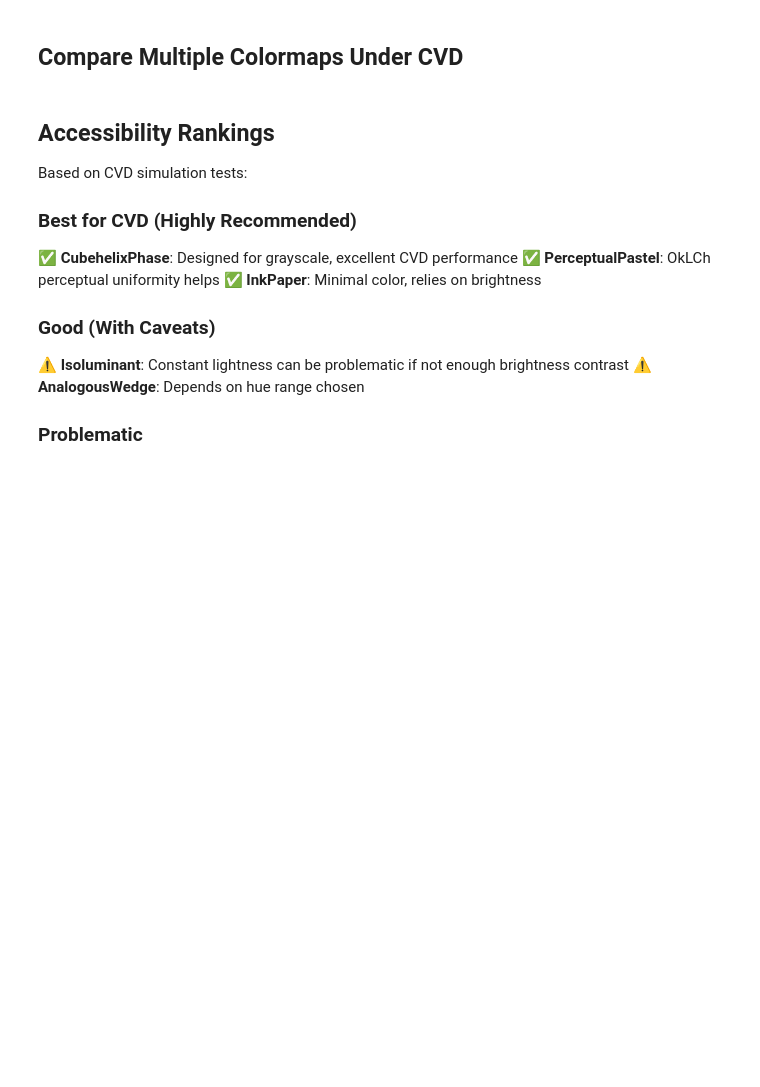
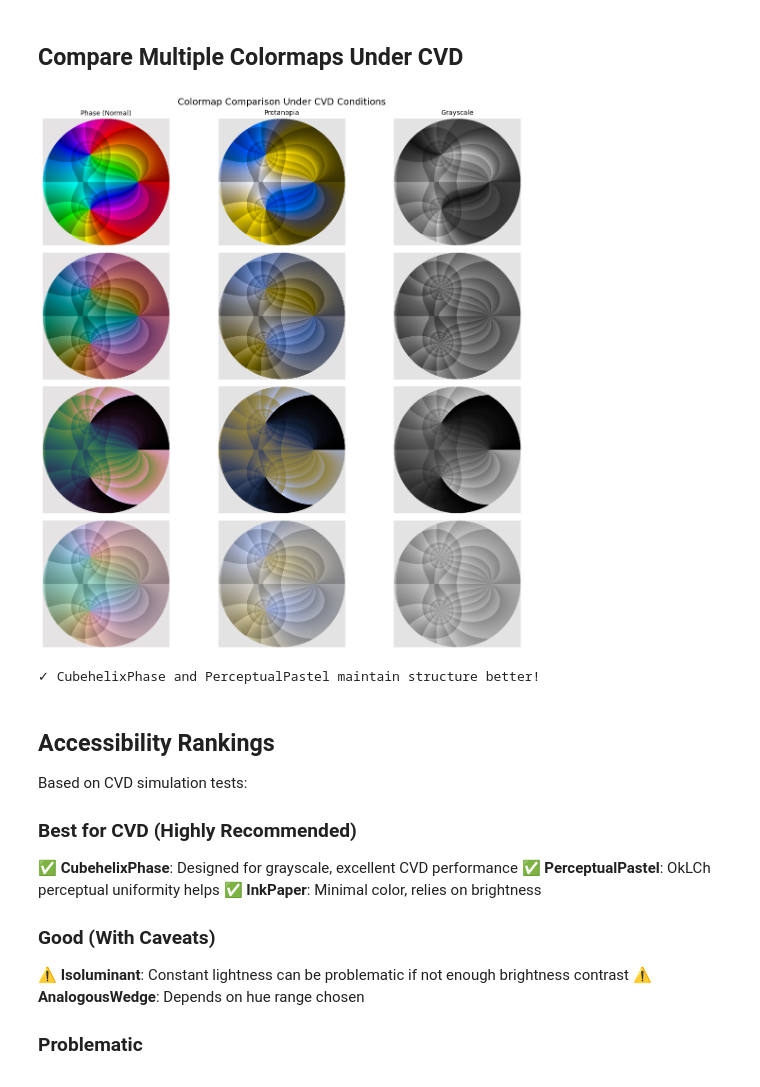
Before and after one commit to kuvychko/complexplorer, a Jupyter notebook: examples/notebooks/05_accessibility_cvd.ipynb, the cells around one changed output. Saved outputs shown, nothing was run; the diff lists cells and outputs as text; code cells hidden in the pictures; blank space fills up the shorter version.

```diff
--- a/examples/notebooks/05_accessibility_cvd.ipynb
+++ b/examples/notebooks/05_accessibility_cvd.ipynb
@@ -153,7 +160,7 @@ if HAS_COLORSPACIOUS:
         ('Phase', cp.Phase(phase_sectors=6, auto_scale_r=True)),
         ('PerceptualPastel', cp.PerceptualPastel(phase_sectors=6, auto_scale_r=True)),
         ('CubehelixPhase', cp.CubehelixPhase(phase_sectors=6, auto_scale_r=True)),
-        ('InkPaper', cp.InkPaper(phase_strength=0.08)),
+        ('InkPaper', cp.InkPaper(phase_sectors=6, auto_scale_r=True)),
     ]
 
     fig, axes = plt.subplots(len(test_colormaps), 3, figsize=(12, 12))
@@ -161,33 +168,36 @@ if HAS_COLORSPACIOUS:
     for row, (name, cmap) in enumerate(test_colormaps):
         # Generate RGB
         rgb = cmap.rgb(fz, outmask=mask)
 
         # Normal
         axes[row,0].imshow(rgb, origin='lower')
         axes[row,0].set_title(f"{name} (Normal)" if row==0 else "", fontsize=10)
         axes[row,0].set_ylabel(name, fontsize=11)
         axes[row,0].axis('off')
 
         # Protanopia
         rgb_cvd = simulate_cvd(rgb, 'protanomaly', 100)
         axes[row,1].imshow(rgb_cvd, origin='lower')
         axes[row,1].set_title("Protanopia" if row==0 else "", fontsize=10)
         axes[row,1].axis('off')
 
         # Grayscale
         rgb_gray = np.dot(rgb[...,:3], [0.299, 0.587, 0.114])
         rgb_gray = np.stack([rgb_gray]*3, axis=-1)
         axes[row,2].imshow(rgb_gray, origin='lower')
         axes[row,2].set_title("Grayscale" if row==0 else "", fontsize=10)
         axes[row,2].axis('off')
 
     fig.suptitle("Colormap Comparison Under CVD Conditions", fontsize=14)
     plt.tight_layout()
     plt.show()
 
     print("\n✓ CubehelixPhase and PerceptualPastel maintain structure better!")
 else:
     print("Install colorspacious to see comparison")
+# %% [output]
+[figure, added]
+✓ CubehelixPhase and PerceptualPastel maintain structure better!
 # %% [markdown]
 ## Accessibility Rankings
 
```
Also changed, not shown: parts of 3 cells of this notebook, 3 other files.
